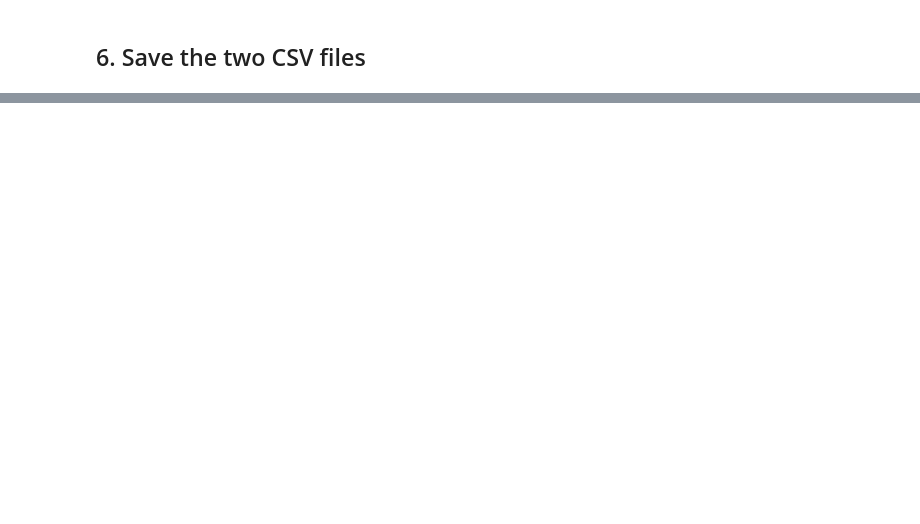
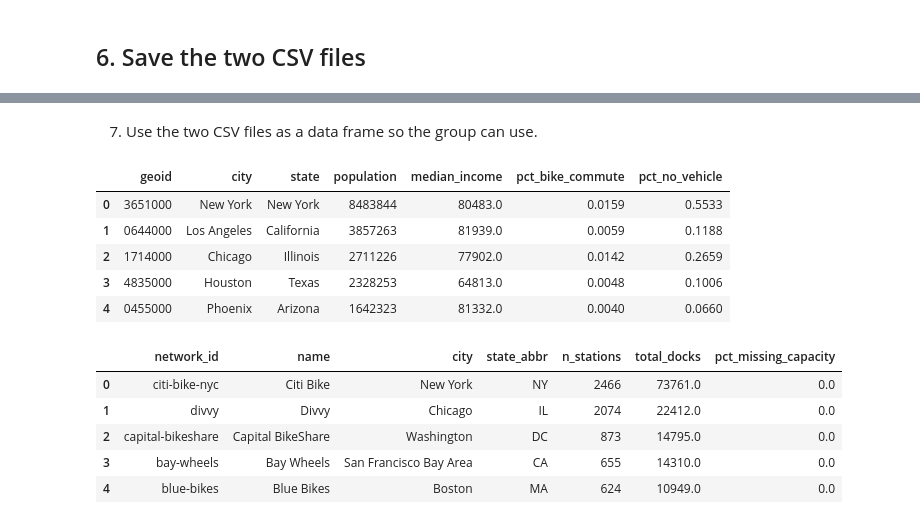
Before and after one commit to ljaycab/citybike-census, a Jupyter notebook: notebooks/01_acquisition_cleaning.ipynb, the cells around one changed output, grey strips where cells are left out. Saved outputs shown, nothing was run; the diff lists cells and outputs as text; code cells hidden in the pictures; blank space fills up the shorter version.

```diff
--- a/notebooks/01_acquisition_cleaning.ipynb
+++ b/notebooks/01_acquisition_cleaning.ipynb
@@ -178,0 +308,26 @@ print(f'census_places.csv: {len(census_df):,} rows')
+# %% [markdown]
+7. Use the two CSV files as a data frame so the group can use.
+# %%
+import pandas as pd
+# Make into data frames so group can just take the data and work from there
+
+census = pd.read_csv('data/raw/census_places.csv', dtype={'geoid': str})
+bikes = pd.read_csv('data/raw/citybike_networks_us.csv')
+#Printing Data to see how it looks for team
+display(census.head())
+print("""
+        """)
+display(bikes.head())
+# %% [output]
+|  | geoid | city | state | population | median_income | pct_bike_commute | pct_no_vehicle |
+| 0 | 3651000 | New York | New York | 8483844 | 80483.0 | 0.0159 | 0.5533 |
+| 1 | 0644000 | Los Angeles | California | 3857263 | 81939.0 | 0.0059 | 0.1188 |
+| 2 | 1714000 | Chicago | Illinois | 2711226 | 77902.0 | 0.0142 | 0.2659 |
+| 3 | 4835000 | Houston | Texas | 2328253 | 64813.0 | 0.0048 | 0.1006 |
+| 4 | 0455000 | Phoenix | Arizona | 1642323 | 81332.0 | 0.0040 | 0.0660 |
+|  | network_id | name | city | state_abbr | n_stations | total_docks | pct_missing_capacity |
+| 0 | citi-bike-nyc | Citi Bike | New York | NY | 2466 | 73761.0 | 0.0 |
+| 1 | divvy | Divvy | Chicago | IL | 2074 | 22412.0 | 0.0 |
+| 2 | capital-bikeshare | Capital BikeShare | Washington | DC | 873 | 14795.0 | 0.0 |
+| 3 | bay-wheels | Bay Wheels | San Francisco Bay Area | CA | 655 | 14310.0 | 0.0 |
+| 4 | blue-bikes | Blue Bikes | Boston | MA | 624 | 10949.0 | 0.0 |
```
Also changed, not shown: parts of 10 cells of this notebook.
